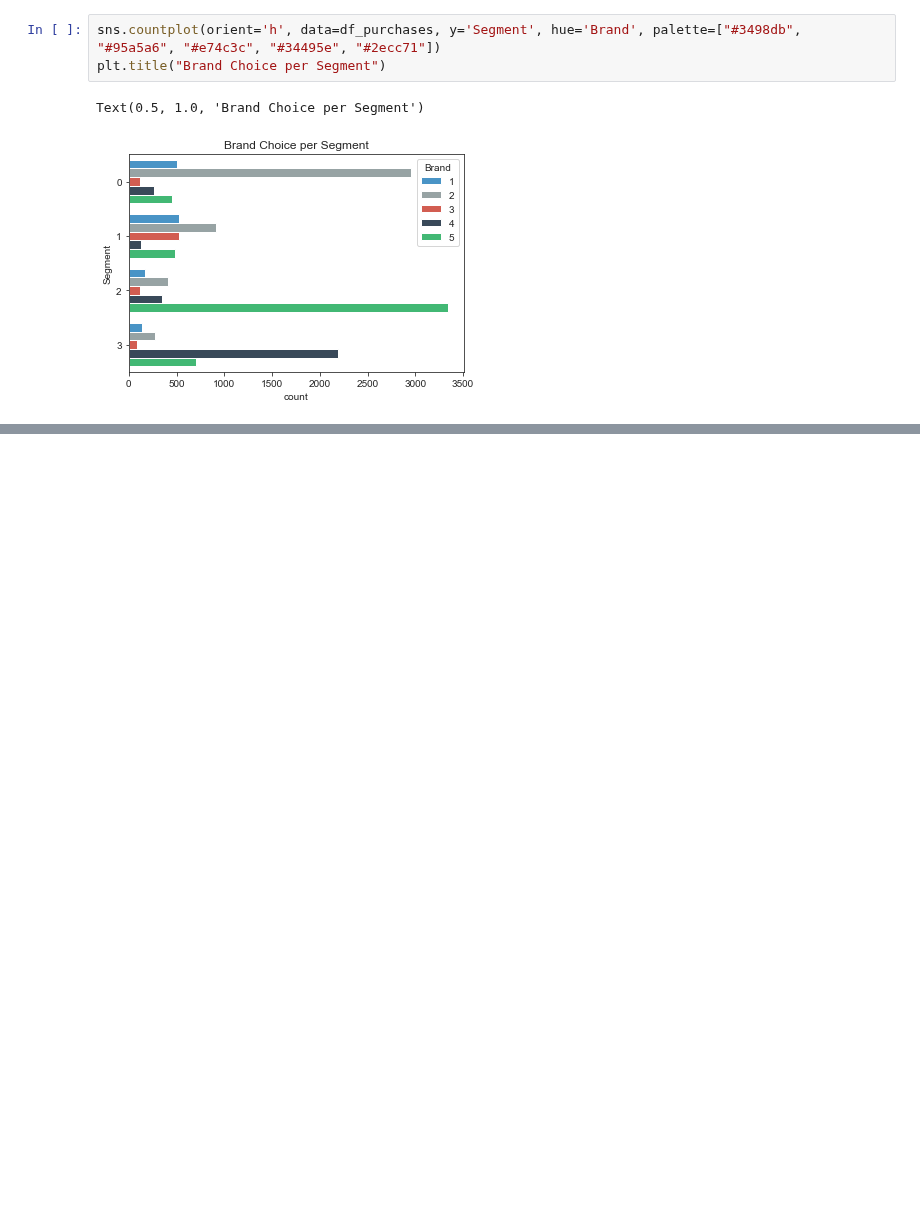
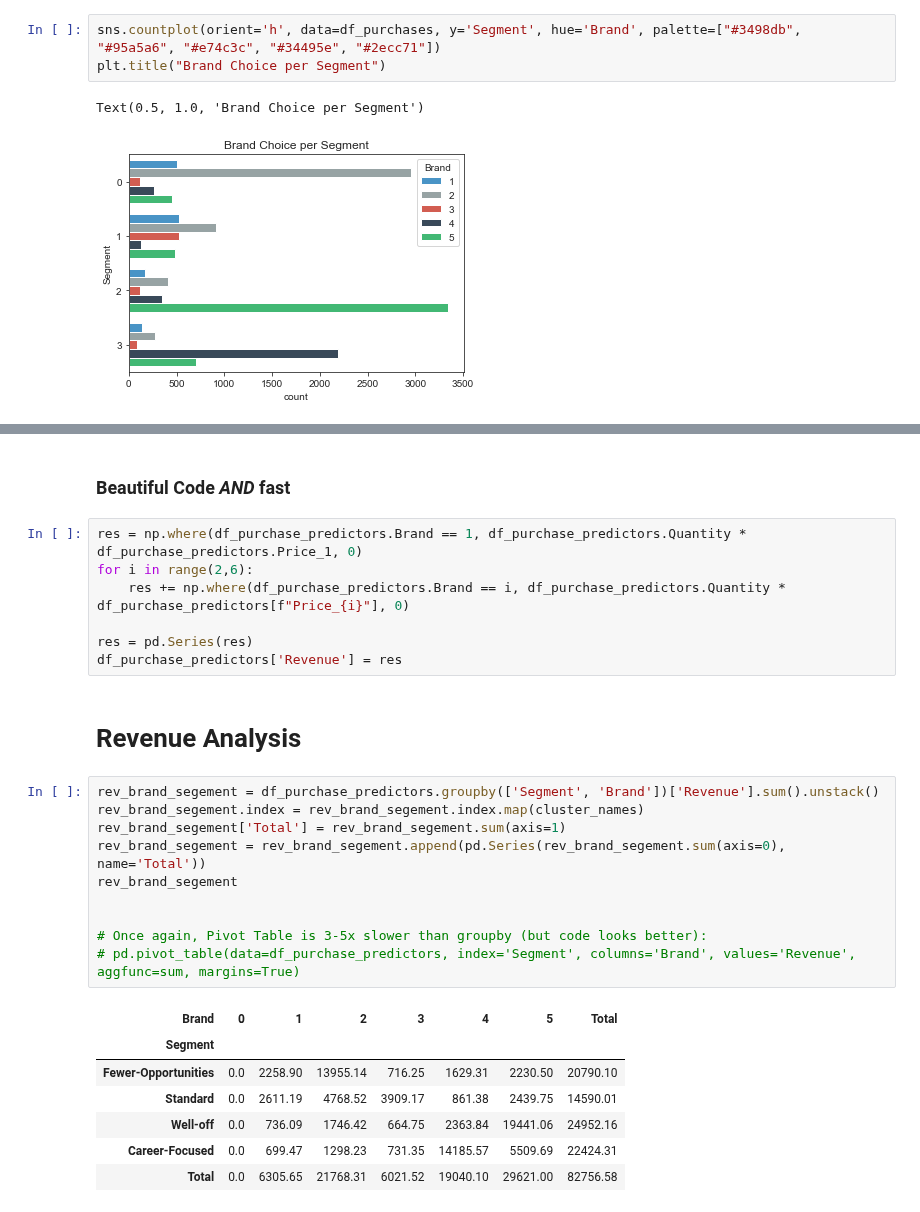
Before and after one commit to moritzwilksch/DataScienceEducation, a Jupyter notebook: 365DataScience/PurchaseAnalytics.ipynb, the cells around one changed output, grey strips where cells are left out. Drawn from its saved outputs; the diff is of its cells as text; blank space fills up the shorter version.

Commit message:
Finished Purchase Analytics

```diff
--- a/365DataScience/PurchaseAnalytics.ipynb
+++ b/365DataScience/PurchaseAnalytics.ipynb
@@ -207,0 +256,29 @@ Text(0.5, 1.0, 'Brand Choice per Segment')
+# %% [markdown]
+### Beautiful Code *AND* fast
+# %%
+res = np.where(df_purchase_predictors.Brand == 1, df_purchase_predictors.Quantity * df_purchase_predictors.Price_1, 0)
+for i in range(2,6):
+    res += np.where(df_purchase_predictors.Brand == i, df_purchase_predictors.Quantity * df_purchase_predictors[f"Price_{i}"], 0)
+
+res = pd.Series(res)
+df_purchase_predictors['Revenue'] = res
+# %% [markdown]
+# Revenue Analysis
+# %%
+rev_brand_segement = df_purchase_predictors.groupby(['Segment', 'Brand'])['Revenue'].sum().unstack()
+rev_brand_segement.index = rev_brand_segement.index.map(cluster_names)
+rev_brand_segement['Total'] = rev_brand_segement.sum(axis=1)
+rev_brand_segement = rev_brand_segement.append(pd.Series(rev_brand_segement.sum(axis=0), name='Total'))
+rev_brand_segement
+
+
+# Once again, Pivot Table is 3-5x slower than groupby (but code looks better):
+# pd.pivot_table(data=df_purchase_predictors, index='Segment', columns='Brand', values='Revenue', aggfunc=sum, margins=True)
+# %% [output]
+| Brand | 0 | 1 | 2 | 3 | 4 | 5 | Total |
+| Segment |  |  |  |  |  |  |  |
+| Fewer-Opportunities | 0.0 | 2258.90 | 13955.14 | 716.25 | 1629.31 | 2230.50 | 20790.10 |
+| Standard | 0.0 | 2611.19 | 4768.52 | 3909.17 | 861.38 | 2439.75 | 14590.01 |
+| Well-off | 0.0 | 736.09 | 1746.42 | 664.75 | 2363.84 | 19441.06 | 24952.16 |
+| Career-Focused | 0.0 | 699.47 | 1298.23 | 731.35 | 14185.57 | 5509.69 | 22424.31 |
+| Total | 0.0 | 6305.65 | 21768.31 | 6021.52 | 19040.10 | 29621.00 | 82756.58 |
```
Also changed, not shown: parts of 6 cells of this notebook.
